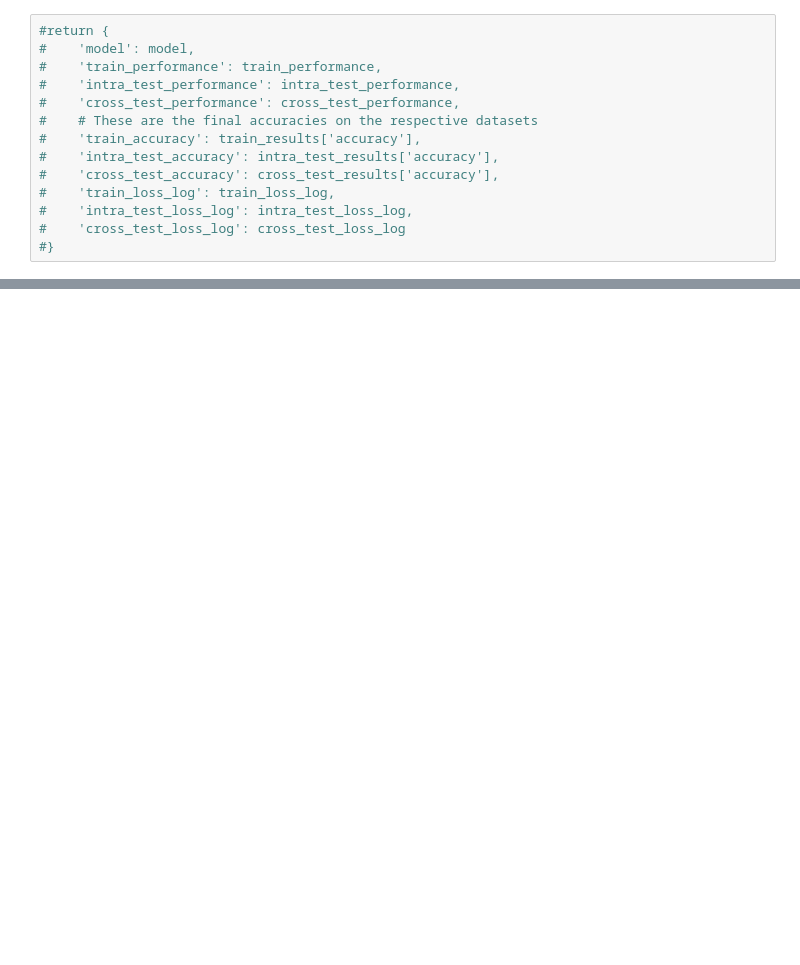
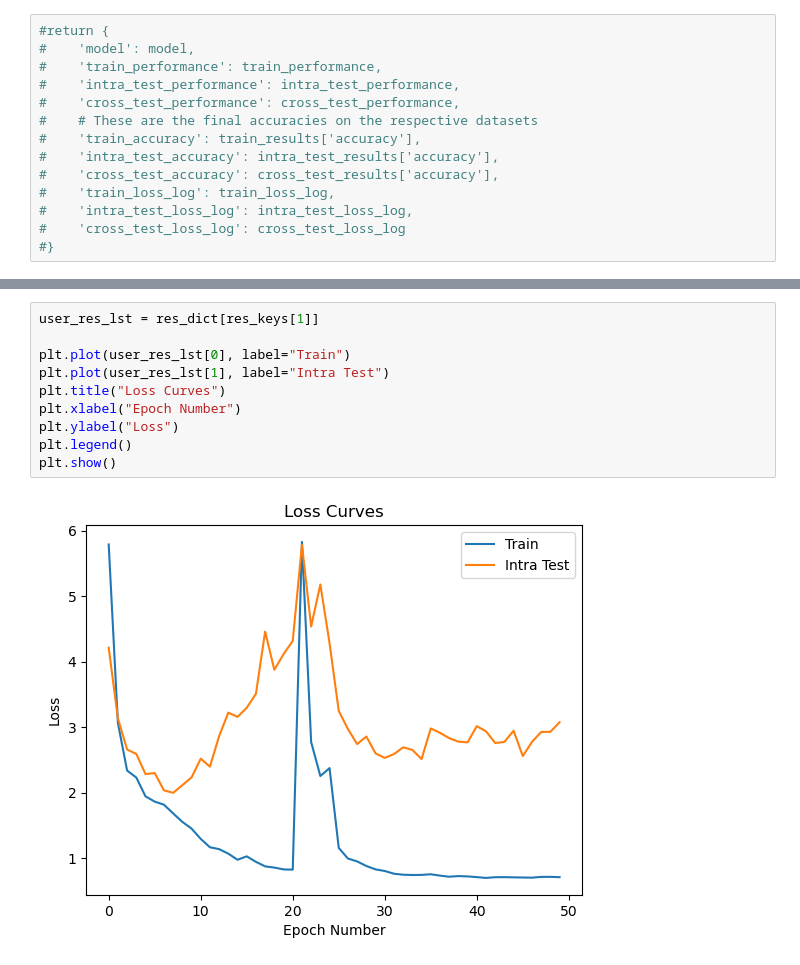
Before and after one commit to kdmalc/fl-gestures, a Jupyter notebook: ELEC573_Proj/91_CentralizedFT.ipynb, the cells around one changed output, grey strips where cells are left out. Saved outputs shown, nothing was run; the diff lists cells and outputs as text; blank space fills up the shorter version.

```diff
--- a/ELEC573_Proj/91_CentralizedFT.ipynb
+++ b/ELEC573_Proj/91_CentralizedFT.ipynb
@@ -136,0 +241,12 @@ plt.show()
+# %%
+user_res_lst = res_dict[res_keys[1]]
+
+plt.plot(user_res_lst[0], label="Train")
+plt.plot(user_res_lst[1], label="Intra Test")
+plt.title("Loss Curves")
+plt.xlabel("Epoch Number")
+plt.ylabel("Loss")
+plt.legend()
+plt.show()
+# %% [output]
+[figure, added]
```
Also changed, not shown: parts of 17 cells of this notebook, 3 other files.
